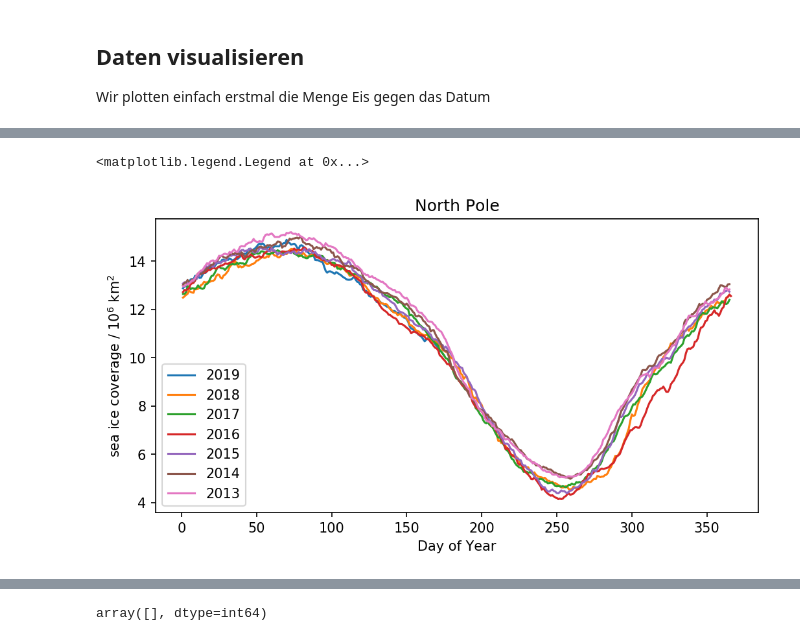
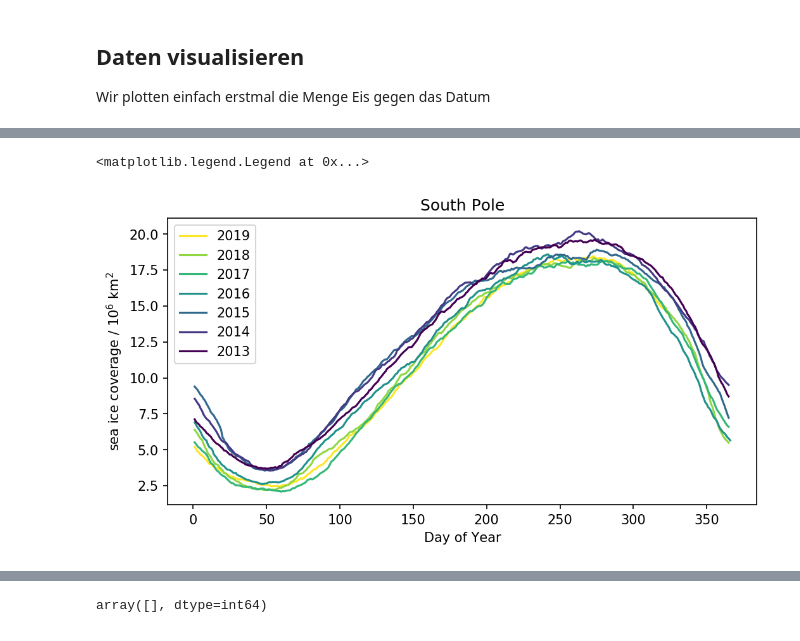
Before and after one commit to s4f-dortmund/open_data_notebooks, a Jupyter notebook: 2019-06-26_extent_analysis.ipynb, the cells around one changed output, grey strips where cells are left out. Saved outputs shown, nothing was run; the diff lists cells and outputs as text; code cells hidden in the pictures.

```diff
--- a/2019-06-26_extent_analysis.ipynb
+++ b/2019-06-26_extent_analysis.ipynb
@@ -44,8 +51,8 @@ def read_icedata(path):
     df = df.resample('1d').interpolate('linear', limit=1)
     return df
 
-dfs = read_icedata('data/2019-06-26/S_seaice_extent_daily_v3.0.csv')
-dfn = read_icedata('data/2019-06-26/N_seaice_extent_daily_v3.0.csv')
+dfs = read_icedata('data/2019-11-21/S_seaice_extent_daily_v3.0.csv')
+dfn = read_icedata('data/2019-11-21/N_seaice_extent_daily_v3.0.csv')
 
 df = dfs.join(dfn, lsuffix='_antarctic', rsuffix='_arctic', how='outer')
 # %%
@@ -95,10 +103,10 @@ Wir plotten einfach erstmal die Menge Eis gegen das Datum
 # %%
 plt.figure(figsize=(8,4), dpi=150)
 
+subset = df  # .loc['2018-01-01':]
 
 for label in ('arctic', 'antarctic'):
-
-    plt.plot(df.index, df['extent_' + label], label=label)
+    plt.plot(subset.index, subset['extent_' + label], label=label)
 
 plt.legend(ncol=2, loc='upper center')
 plt.title('daily values')
@@ -119,13 +127,13 @@ for label in ['arctic', 'antarctic']:
     # aggregate data of each year, using mean, min, max
     by_year = full_years.groupby(full_years.index.year)['extent_' + label].agg(['mean', 'min', 'max'])
 
-    l, = plt.plot(by_year.index, by_year['mean'], label=label)
+    l, = plt.plot(by_year.index, by_year['mean'], label=label, marker='+')
 
     plt.fill_between(
         by_year.index,
         by_year['min'],
         by_year['max'],
-        alpha=0.5,
+        alpha=0.3,
         color=l.get_color(),
         label="Full range"
     )
@@ -212,0 +231,20 @@ Text(0, 0.5, 'sea ice coverage / $10^6$ km$^2$')
+# %%
+plt.figure(figsize=(8,4), dpi=150)
+plt.title('North Pole')
+
+colors = matplotlib.cm.get_cmap('viridis', 7).colors[::-1]
+
+for y, color in zip(range(2019, 2012, -1), colors):
+    sl = slice(f'{y}-01-01', f'{y}-12-31')
+
+    plt.plot(
+        df[sl].index.dayofyear,
+        df[sl]['extent_arctic'],
+        color=color,
+        label=y,
+    )
+
+plt.gca().set_facecolor('grey')
+plt.ylabel('sea ice coverage / $10^6$ km$^2$')
+plt.xlabel('Day of Year')
+plt.legend()
@@ -213,19 +254,20 @@ Text(0, 0.5, 'sea ice coverage / $10^6$ km$^2$')
 # %%
 plt.figure(figsize=(8,4), dpi=150)
-plt.title('North Pole')
+plt.title('South Pole')
 
-for y in range(2019, 2012, -1):
+for y, color in zip(range(2019, 2012, -1), colors):
     sl = slice(f'{y}-01-01', f'{y}-12-31')
 
     plt.plot(
         df[sl].index.dayofyear,
-        df[sl]['extent_arctic'],
+        df[sl]['extent_antarctic'],
         label=y,
+        color=color,
     )
 
 plt.ylabel('sea ice coverage / $10^6$ km$^2$')
 plt.xlabel('Day of Year')
 plt.legend()
 # %% [output]
 <matplotlib.legend.Legend at 0x...>
-[figure, old version]
+[figure, new version]
```
Also changed, not shown: parts of 48 cells of this notebook, 4 other files.
